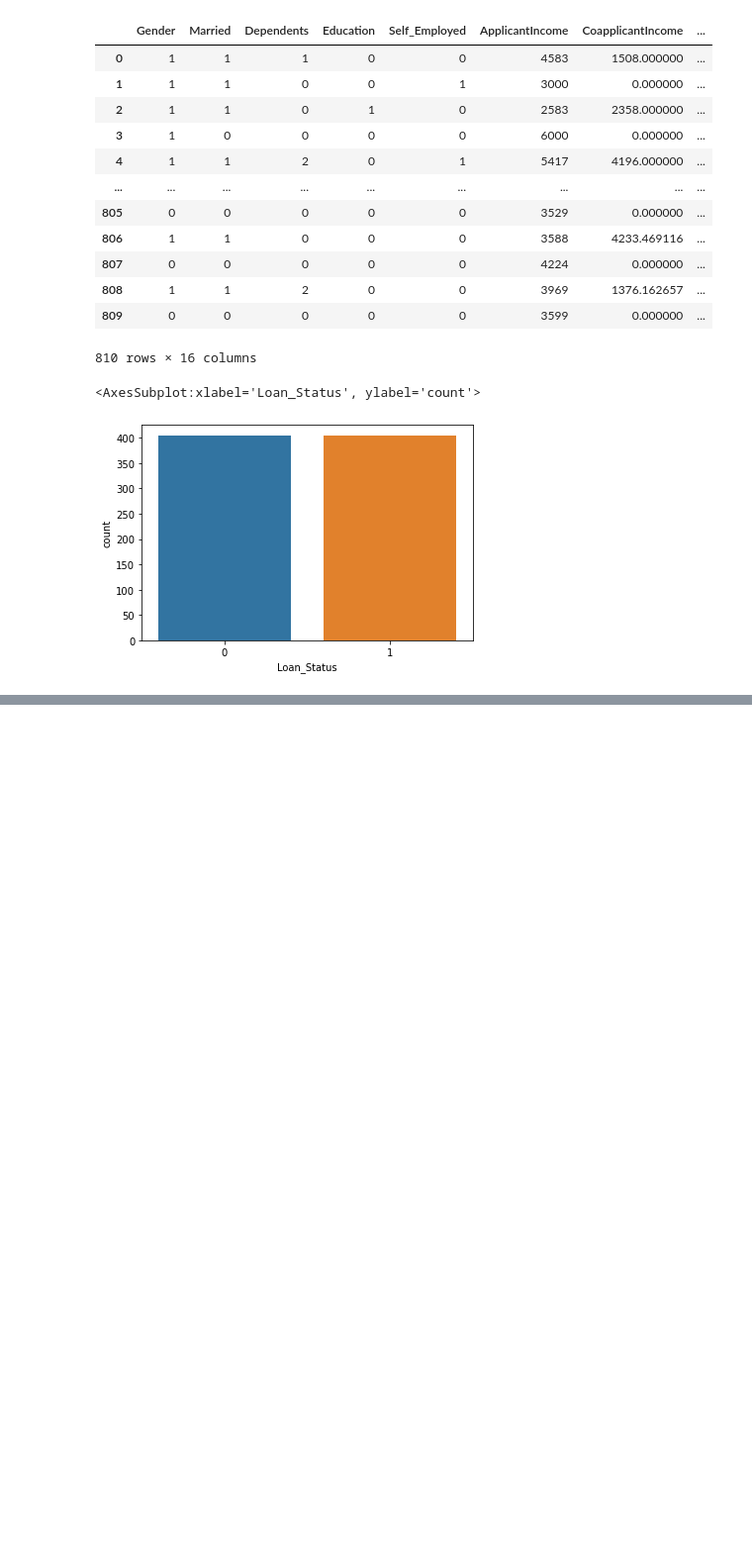
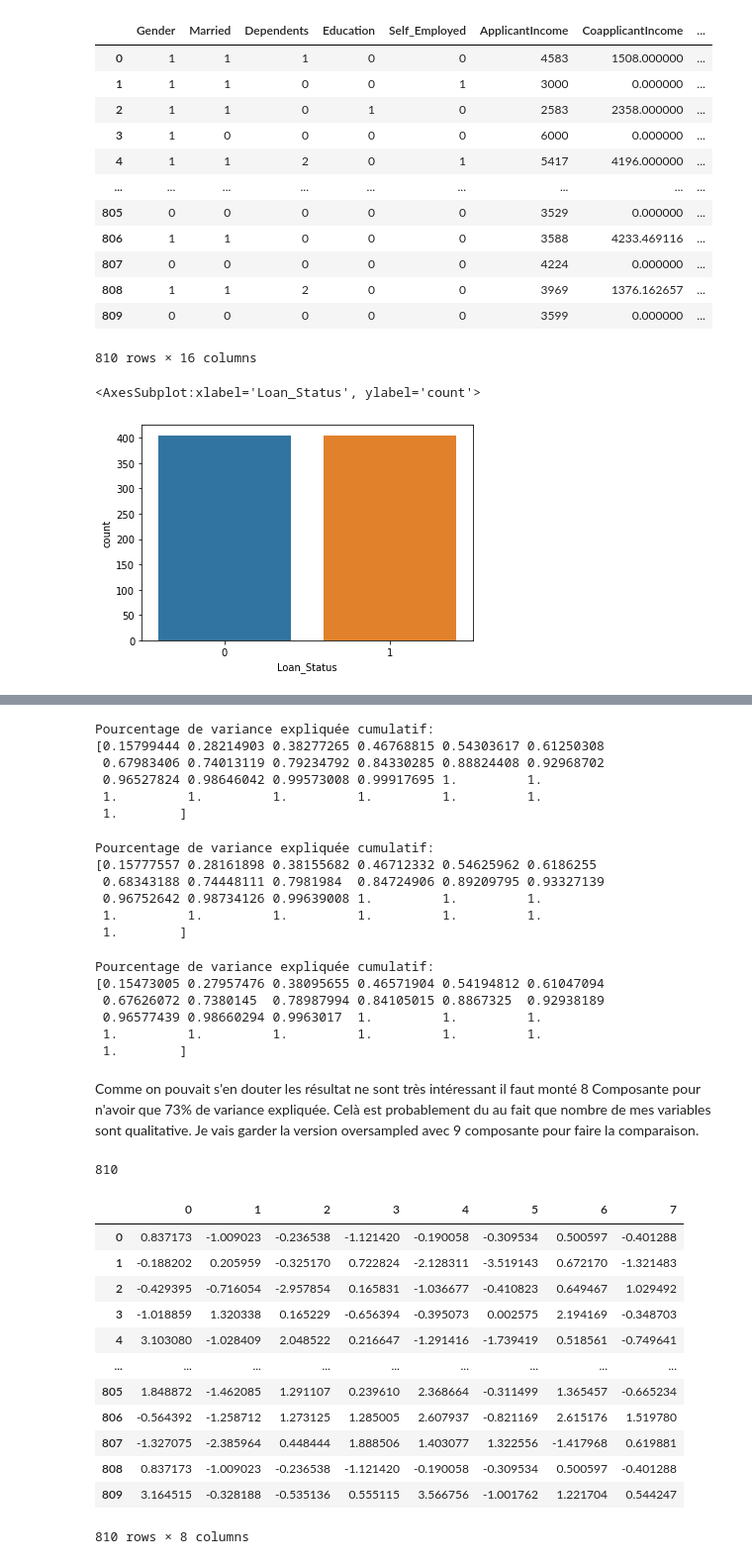
Before and after one commit to Gfeuillas/finance_project, a Jupyter notebook: Projet_Finance_Guillaume.ipynb, the cells around one changed output, grey strips where cells are left out. Shown at 99% size. Drawn from its saved outputs; the diff is of its cells as text; code cells hidden in the pictures; blank space fills up the shorter version.

```diff
--- a/Projet_Finance_Guillaume.ipynb
+++ b/Projet_Finance_Guillaume.ipynb
@@ -1999,0 +2077,71 @@ sns.countplot(df_catnum_smote['Loan_Status'])
+# %%
+# définition de la commande
+pca = PCA()
+# Sélection des variables quantitatives
+dat_smote=df_encoded_smote.iloc[:,:-1]
+dat_over=df_encoded_over.iloc[:,:-1]
+dat_dez=df_encoded2.iloc[:,:-1]
+
+# réduction
+data_smote = pd.DataFrame(scale(dat_smote),columns=dat_smote.columns)
+data_over= pd.DataFrame(scale(dat_over),columns=dat_over.columns)
+data_dez=pd.DataFrame(scale(dat_dez),columns=dat_dez.columns)
+# composantes principales
+C_smote = pca.fit(data_smote).transform(data_smote)
+
+print("Pourcentage de variance expliquée cumulatif: ")
+print(np.cumsum(pca.explained_variance_ratio_))
+# %% [output]
+Pourcentage de variance expliquée cumulatif:
+[0.15799444 0.28214903 0.38277265 0.46768815 0.54303617 0.61250308
+ 0.67983406 0.74013119 0.79234792 0.84330285 0.88824408 0.92968702
+ 0.96527824 0.98646042 0.99573008 0.99917695 1.         1.
+ 1.         1.         1.         1.         1.         1.
+ 1.        ]
+# %%
+C_over = pca.fit(data_over).transform(data_over)
+# %% [output]
+Pourcentage de variance expliquée cumulatif:
+[0.15777557 0.28161898 0.38155682 0.46712332 0.54625962 0.6186255
+ 0.68343188 0.74448111 0.7981984  0.84724906 0.89209795 0.93327139
+ 0.96752642 0.98734126 0.99639008 1.         1.         1.
+ 1.         1.         1.         1.         1.         1.
+ 1.        ]
+# %%
+C_dez= pca.fit(data_dez).transform(data_dez)
+print("Pourcentage de variance expliquée cumulatif: ")
+print(np.cumsum(pca.explained_variance_ratio_))
+# %% [output]
+Pourcentage de variance expliquée cumulatif:
+[0.15473005 0.27957476 0.38095655 0.46571904 0.54194812 0.61047094
+ 0.67626072 0.7380145  0.78987994 0.84105015 0.8867325  0.92938189
+ 0.96577439 0.98660294 0.9963017  1.         1.         1.
+ 1.         1.         1.         1.         1.         1.
+ 1.        ]
+# %% [markdown]
+Comme on pouvait s'en douter les résultat ne sont très intéressant il faut monté 8 Composante pour n'avoir que 73% de variance expliquée. Celà est probablement du au fait que nombre de mes variables sont qualitative.
+Je vais garder la version oversampled avec 9 composante pour faire la comparaison.
+# %%
+len(C_over)
+# %% [output]
+810
+# %%
+df_PCA=pd.DataFrame(C_over)
+# %%
+df_PCA=df_PCA.iloc[:,:8]
+# %%
+df_PCA
+# %% [output]
+|  | 0 | 1 | 2 | 3 | 4 | 5 | 6 | 7 |
+| 0 | 0.837173 | -1.009023 | -0.236538 | -1.121420 | -0.190058 | -0.309534 | 0.500597 | -0.401288 |
+| 1 | -0.188202 | 0.205959 | -0.325170 | 0.722824 | -2.128311 | -3.519143 | 0.672170 | -1.321483 |
+| 2 | -0.429395 | -0.716054 | -2.957854 | 0.165831 | -1.036677 | -0.410823 | 0.649467 | 1.029492 |
+| 3 | -1.018859 | 1.320338 | 0.165229 | -0.656394 | -0.395073 | 0.002575 | 2.194169 | -0.348703 |
+| 4 | 3.103080 | -1.028409 | 2.048522 | 0.216647 | -1.291416 | -1.739419 | 0.518561 | -0.749641 |
+| ... | ... | ... | ... | ... | ... | ... | ... | ... |
+| 805 | 1.848872 | -1.462085 | 1.291107 | 0.239610 | 2.368664 | -0.311499 | 1.365457 | -0.665234 |
+| 806 | -0.564392 | -1.258712 | 1.273125 | 1.285005 | 2.607937 | -0.821169 | 2.615176 | 1.519780 |
+| 807 | -1.327075 | -2.385964 | 0.448444 | 1.888506 | 1.403077 | 1.322556 | -1.417968 | 0.619881 |
+| 808 | 0.837173 | -1.009023 | -0.236538 | -1.121420 | -0.190058 | -0.309534 | 0.500597 | -0.401288 |
+| 809 | 3.164515 | -0.328188 | -0.535136 | 0.555115 | 3.566756 | -1.001762 | 1.221704 | 0.544247 |
+810 rows × 8 columns
```
Also changed, not shown: parts of 23 cells of this notebook.
